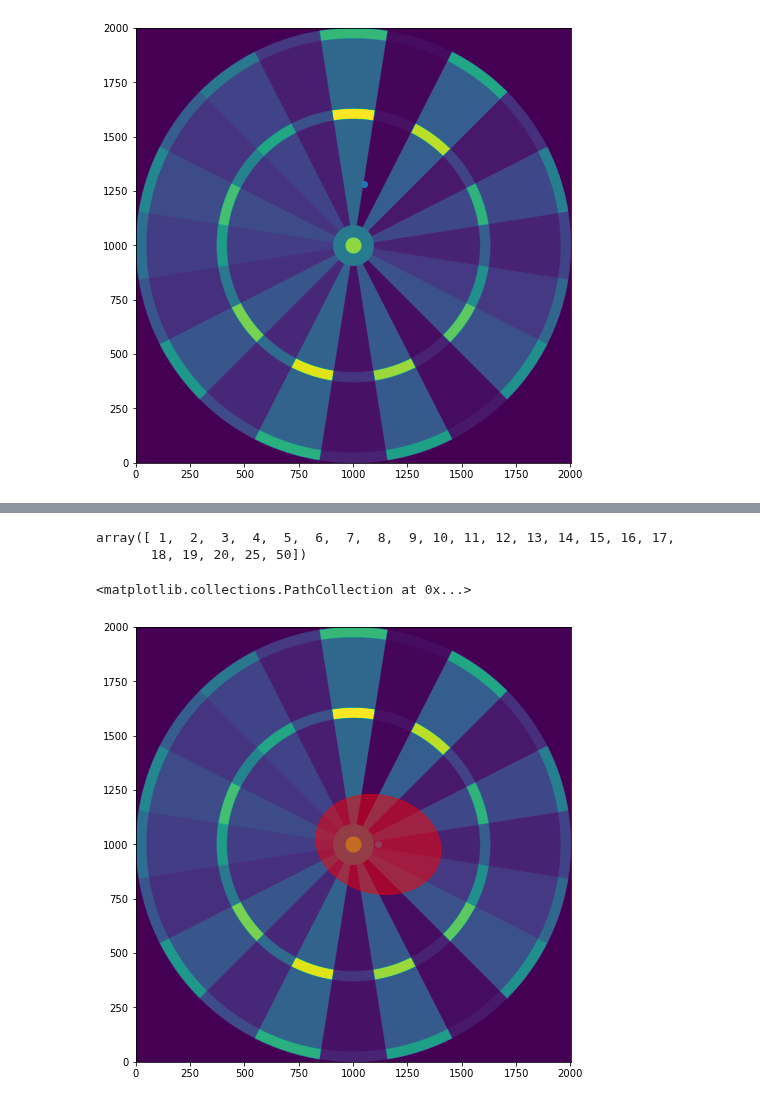
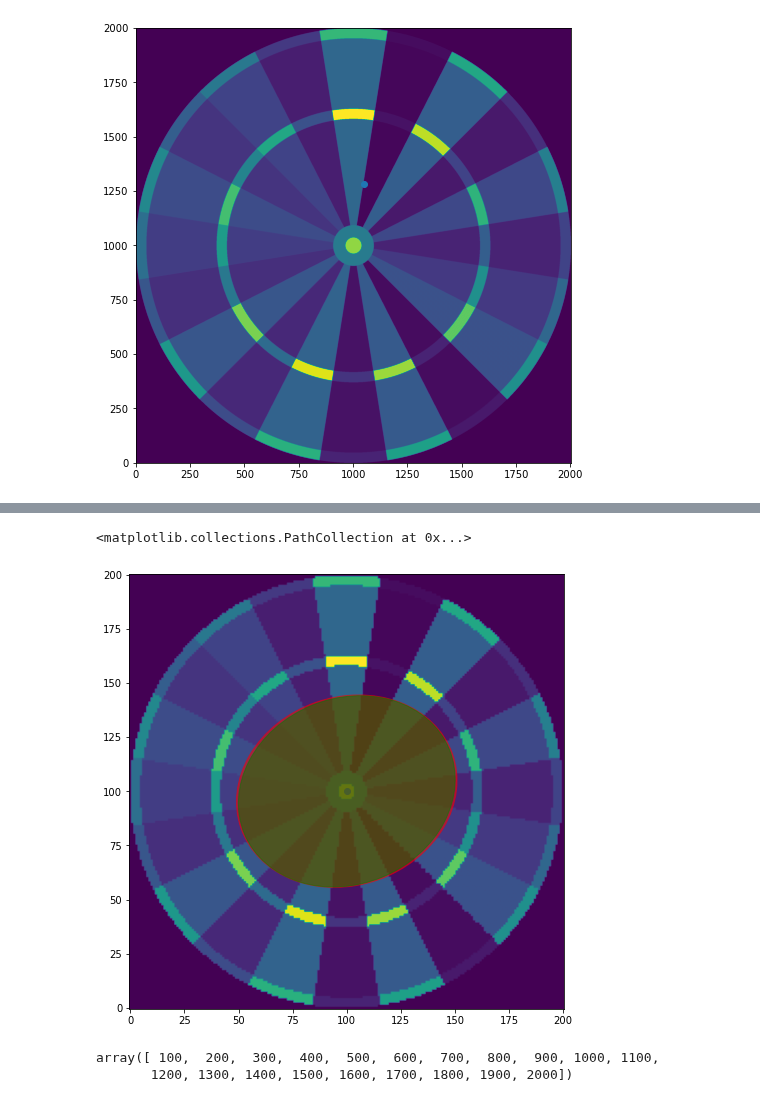
Before and after one commit to mjc239/DartsStrats, a Jupyter notebook: notebooks/Dartboard.ipynb, the cells around one changed output, grey strips where cells are left out. Saved outputs shown, nothing was run; the diff lists cells and outputs as text; code cells hidden in the pictures.

```diff
--- a/notebooks/Dartboard.ipynb
+++ b/notebooks/Dartboard.ipynb
@@ -458,0 +443,5 @@ plt.scatter(*[1048.85943602, 1281.10316002])
+# %%
+dis = darts.ThrowingDistribution(1001)
+# %%
+Sigma = np.array([[5500, 0], [0, 5700]])
+mu = np.array([0., 0.])
@@ -495,20 +484,21 @@ y = [dboard.score_at_point(i) for i in multivariate_normal(np.array([20,0]), Sig
-# %%
-np.unique(y)
-# %% [output]
-array([ 1,  2,  3,  4,  5,  6,  7,  8,  9, 10, 11, 12, 13, 14, 15, 16, 17,
-       18, 19, 20, 25, 50])
 # %%
 from matplotlib.patches import Ellipse
 # %%
 width, height = np.linalg.eigvals(dis.Sigma)/dis.mm_per_pixel
 v = np.linalg.eig(dis.Sigma)[1][0]
 angle = np.degrees(-np.arctan2(v[0], v[1]))
+ell = Ellipse(xy=dis.point_to_pixel(dis.mu[::-1]), width=width, height=height, angle=angle, color='red', alpha=0.5)
 
-ell = Ellipse(xy=dboard.point_to_pixel(dis.mu[::-1]), width=width, height=height, angle=angle, color='red', alpha=0.5)
+width, height = np.linalg.eigvals(Sigma)/dis.mm_per_pixel
+v = np.linalg.eig(Sigma)[1][0]
+angle = np.degrees(-np.arctan2(v[0], v[1]))
+ell_true = Ellipse(xy=dis.point_to_pixel(mu[::-1]), width=width, height=height, angle=angle, color='green', alpha=0.5)
+
 fig, ax = plt.subplots(1)
-ax.imshow(dboard.db_score_map, origin ='lower')
+ax.imshow(dis.db_score_map, origin ='lower')
 ax.add_patch(ell)
-ax.scatter(*dboard.point_to_pixel(dis.mu[::-1]))
+ax.add_patch(ell_true)
+ax.scatter(*dis.point_to_pixel(dis.mu[::-1]))
 # %% [output]
 <matplotlib.collections.PathCollection at 0x...>
-[figure, old version]
+[figure, new version]
@@ -514,0 +507,5 @@ ax.scatter(*dboard.point_to_pixel(dis.mu[::-1]))
+# %%
+points
+# %% [output]
+array([ 100,  200,  300,  400,  500,  600,  700,  800,  900, 1000, 1100,
+       1200, 1300, 1400, 1500, 1600, 1700, 1800, 1900, 2000])
```
Also changed, not shown: parts of 77 cells of this notebook, 41 other files.
